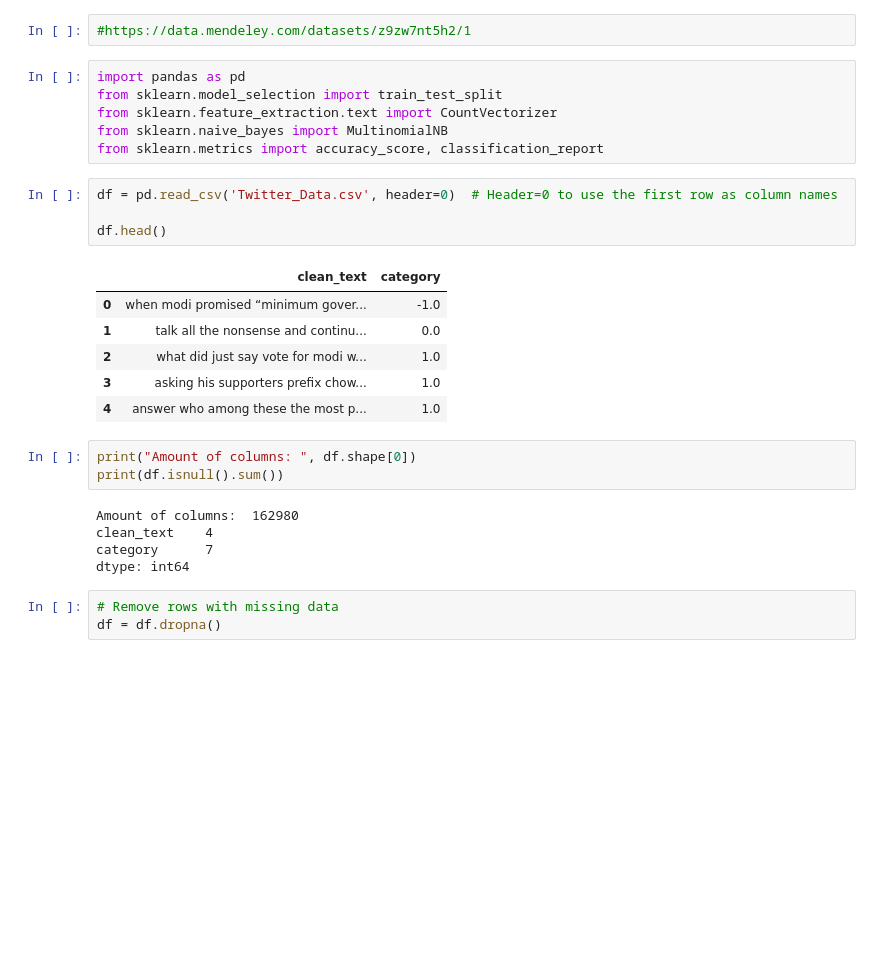
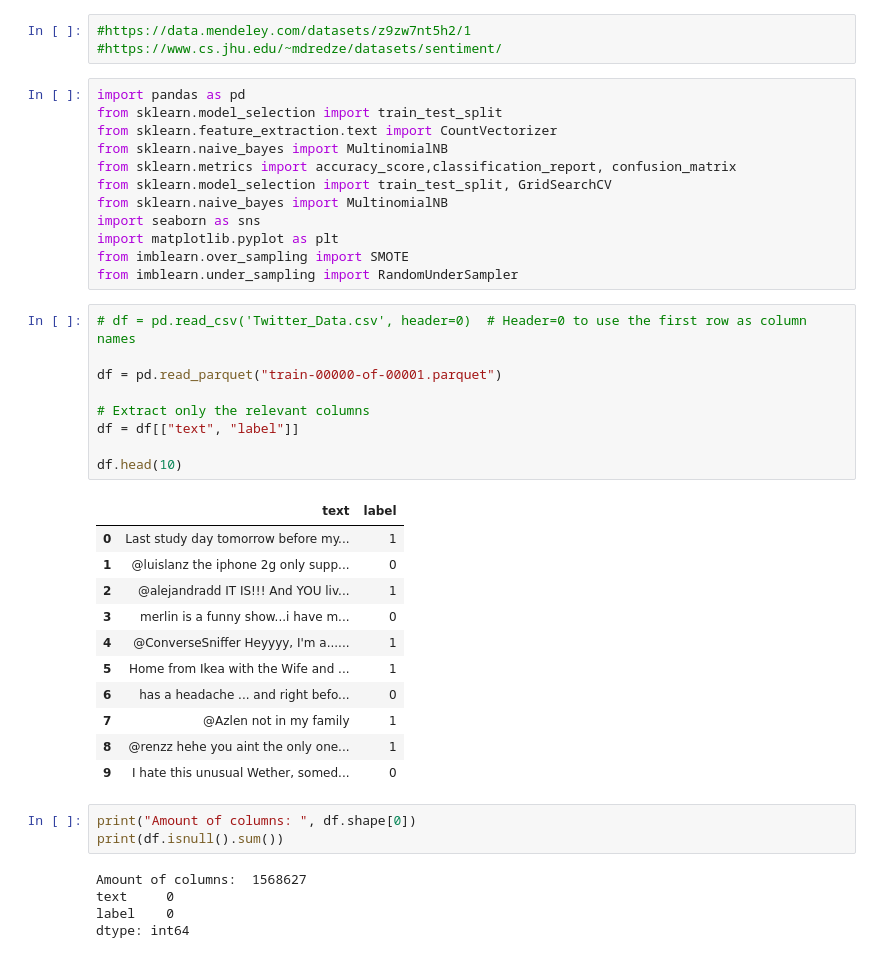
Before and after one commit to mjc136/DataScience, a Jupyter notebook: TwitterSentimentAnalysis/TwitterSentimentAnalysis.ipynb, the cells around one changed output. Saved outputs shown, nothing was run; the diff lists cells and outputs as text; blank space fills up the shorter version.

Commit message:
changed dataset used

```diff
--- a/TwitterSentimentAnalysis/TwitterSentimentAnalysis.ipynb
+++ b/TwitterSentimentAnalysis/TwitterSentimentAnalysis.ipynb
@@ -1,30 +1,44 @@
 # %%
 #https://data.mendeley.com/datasets/z9zw7nt5h2/1
+#https://www.cs.jhu.edu/~mdredze/datasets/sentiment/
 # %%
 import pandas as pd
 from sklearn.model_selection import train_test_split
 from sklearn.feature_extraction.text import CountVectorizer
 from sklearn.naive_bayes import MultinomialNB
-from sklearn.metrics import accuracy_score, classification_report
+from sklearn.metrics import accuracy_score,classification_report, confusion_matrix
+from sklearn.model_selection import train_test_split, GridSearchCV
+from sklearn.naive_bayes import MultinomialNB
+import seaborn as sns
+import matplotlib.pyplot as plt
+from imblearn.over_sampling import SMOTE
+from imblearn.under_sampling import RandomUnderSampler
 # %%
-df = pd.read_csv('Twitter_Data.csv', header=0)  # Header=0 to use the first row as column names
+# df = pd.read_csv('Twitter_Data.csv', header=0)  # Header=0 to use the first row as column names
 
-df.head()
+df = pd.read_parquet("train-00000-of-00001.parquet")
+
+# Extract only the relevant columns
+df = df[["text", "label"]]
+
+df.head(10)
 # %% [output]
-|  | clean_text | category |
-| 0 | when modi promised “minimum gover... | -1.0 |
-| 1 | talk all the nonsense and continu... | 0.0 |
-| 2 | what did just say vote for modi w... | 1.0 |
-| 3 | asking his supporters prefix chow... | 1.0 |
-| 4 | answer who among these the most p... | 1.0 |
+|  | text | label |
+| 0 | Last study day tomorrow before my... | 1 |
+| 1 | @luislanz the iphone 2g only supp... | 0 |
+| 2 | @alejandradd IT IS!!! And YOU liv... | 1 |
+| 3 | merlin is a funny show...i have m... | 0 |
+| 4 | @ConverseSniffer Heyyyy, I'm a...... | 1 |
+| 5 | Home from Ikea with the Wife and ... | 1 |
+| 6 | has a headache ... and right befo... | 0 |
+| 7 | @Azlen not in my family | 1 |
+| 8 | @renzz hehe you aint the only one... | 1 |
+| 9 | I hate this unusual Wether, somed... | 0 |
 # %%
 print("Amount of columns: ", df.shape[0])
 print(df.isnull().sum())
 # %% [output]
-Amount of columns:  162980
-clean_text    4
-category      7
+Amount of columns:  1568627
+text     0
+label    0
 dtype: int64
-# %%
-# Remove rows with missing data
-df = df.dropna()
```
Also changed, not shown: parts of 9 cells of this notebook, 2 other files.
